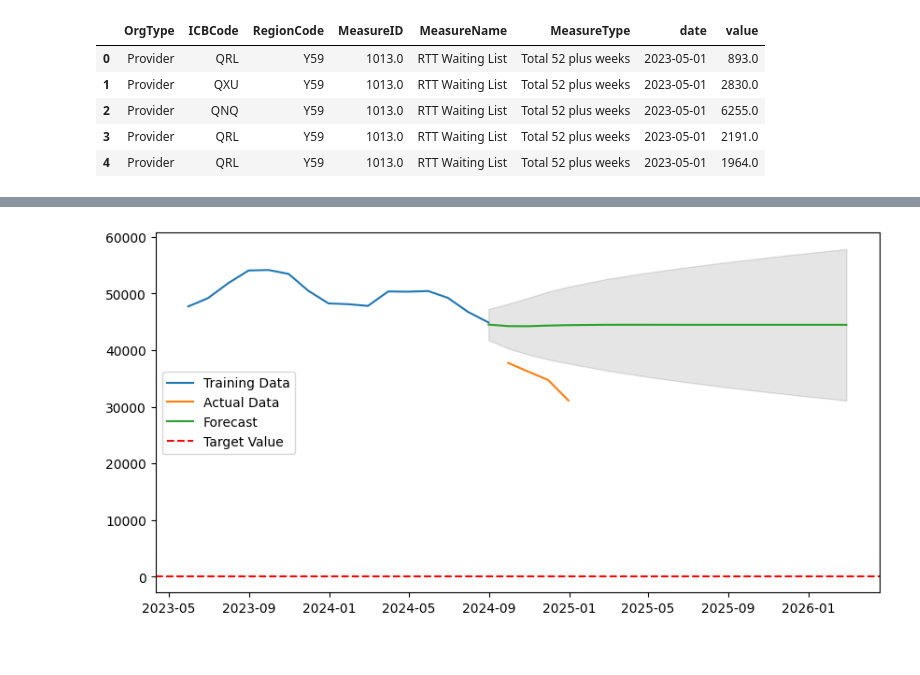
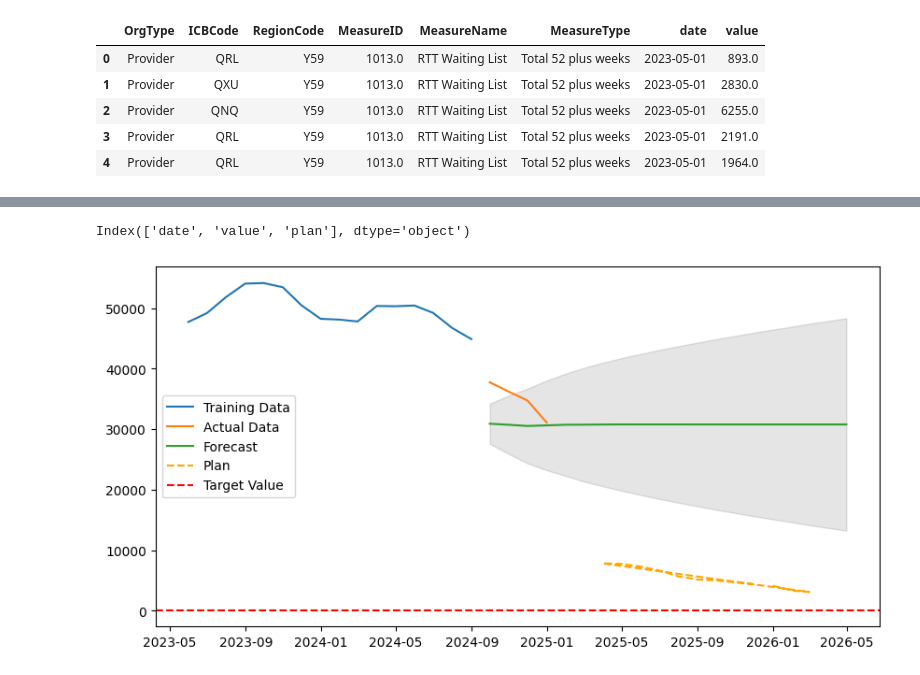
Before and after one commit to martindata999/se_planning_forecasting, a Jupyter notebook: planning_forecasting.ipynb, the cells around one changed output, grey strips where cells are left out. Drawn from its saved outputs; the diff is of its cells as text; code cells hidden in the pictures.

Commit message:
Fixed ARIMA model to work a bit better

```diff
--- a/planning_forecasting.ipynb
+++ b/planning_forecasting.ipynb
@@ -28,3 +28,14 @@ data_52wks.head()
 | 2 | Provider | QNQ | Y59 | 1013.0 | RTT Waiting List | Total 52 plus weeks | 2023-05-01 | 6255.0 |
 | 3 | Provider | QRL | Y59 | 1013.0 | RTT Waiting List | Total 52 plus weeks | 2023-05-01 | 2191.0 |
 | 4 | Provider | QRL | Y59 | 1013.0 | RTT Waiting List | Total 52 plus weeks | 2023-05-01 | 1964.0 |
+# %%
+# Load plan data
+plan = pd.read_csv('data/plans.csv')
+
+plan = plan[plan['planning_ref'] == "E.B.24"]
+
+data_52wks_plan = plan.groupby(['dimension_name']).agg({'numerator': 'sum'}).reset_index()
+data_52wks_plan = data_52wks_plan.rename(columns={'dimension_name': 'date', 'numerator': 'plan'})
+data_52wks_plan['date'] = pd.to_datetime(data_52wks_plan['date'], format='%d/%m/%Y')
+
+data_52wks_plan.head()
@@ -31,6 +49,6 @@ data_52wks.head()
 # %%
 # Sum value to region total
-data_52wks_forecast = data_52wks.groupby('date')['value'].sum().reset_index()
+data_52wks_actual = data_52wks.groupby('date')['value'].sum().reset_index()
 
 # Remove 'zero' data
-data_52wks_forecast = data_52wks_forecast[data_52wks_forecast['value'] != 0]
+data_52wks_actual = data_52wks_actual[data_52wks_actual['value'] != 0]
@@ -37,3 +67,9 @@ data_52wks_forecast = data_52wks_forecast[data_52wks_forecast['value'] != 0]
+# %%
+print(data_52wks_forecast.columns)
+# %% [output]
+Index(['date', 'value', 'plan'], dtype='object')
+# %%
+data_52wks_forecast = data_52wks_actual
 # %%
 
 # Ensure the date column is parsed as datetime and set as index
@@ -52,35 +88,41 @@ target_value = 100
 
 # Split data into training and testing sets
 train = data_52wks_forecast[:int(0.8*len(data_52wks_forecast))]
 test = data_52wks_forecast[int(0.8*len(data_52wks_forecast)):]
 
 # Fit ARIMA model
-model = ARIMA(train, order=(5,1,0))
+model = ARIMA(endog, order=(5,1,0))
 model_fit = model.fit()
 
 # Forecast up to the target date
-forecast_steps = (pd.to_datetime(target_date) - train.index[-1]).days // 30
+forecast_steps = len(pd.date_range(start=train.index[-1], end=target_date, freq='M'))
 forecast_result = model_fit.get_forecast(steps=forecast_steps)
 forecast = forecast_result.predicted_mean
 conf_int = forecast_result.conf_int()
 
 # Create a date range for the forecast
-forecast_index = pd.date_range(start=train.index[-1], periods=forecast_steps, freq='M')
+forecast_index = pd.date_range(start=train.index[-1], periods=forecast_steps + 1, freq='M')[1:]
 
 # Plot forecast with confidence intervals
 plt.figure(figsize=(10,5))
 plt.plot(train, label='Training Data')
 plt.plot(test, label='Actual Data')
 plt.plot(forecast_index, forecast, label='Forecast')
 plt.fill_between(forecast_index, conf_int.iloc[:, 0], conf_int.iloc[:, 1], color='k', alpha=0.1)
+# Plot the plan data from data_52wks_plan
+plt.plot(data_52wks_plan['date'], data_52wks_plan['plan'], label='Plan', color='orange', linestyle='--')
+
 plt.axhline(y=target_value, color='r', linestyle='--', label='Target Value')
+# plt.plot(data_52wks_forecast.index, data_52wks_forecast['plan'], label='Plan', color='orange')
 plt.legend()
 plt.show()
 
 # Calculate probability of hitting target on the target date
 target_conf_int = conf_int.iloc[-1]  # Confidence interval on the target date
 probability = np.mean((target_conf_int[0] <= target_value) & (target_conf_int[1] >= target_value))
 print(f'Probability of hitting the target by {target_date}: {probability*100:.2f}%')
+
+print("Last date in training data:", train.index[-1])
 # %% [output]
-[figure, old version]
+[figure, new version]
 Probability of hitting the target by 2026-03-31: 0.00%
```
Also changed, not shown: parts of 3 cells of this notebook.
